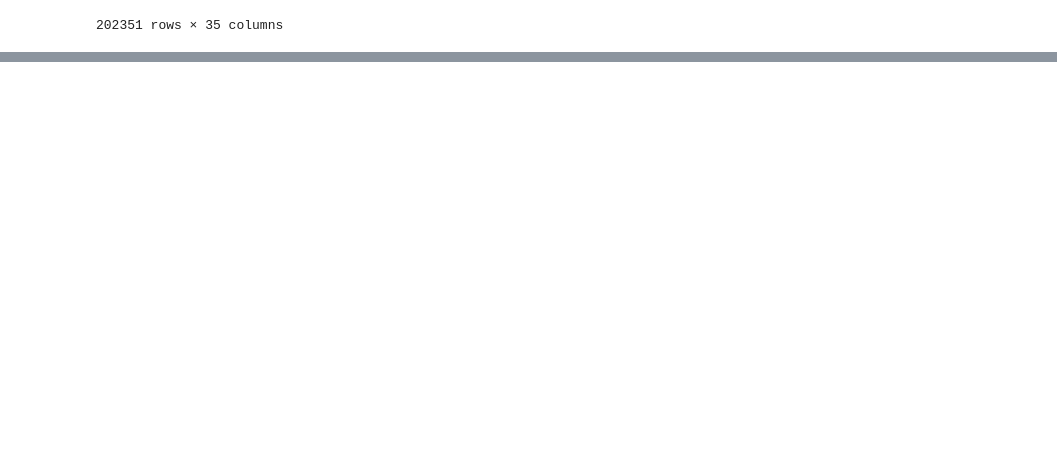
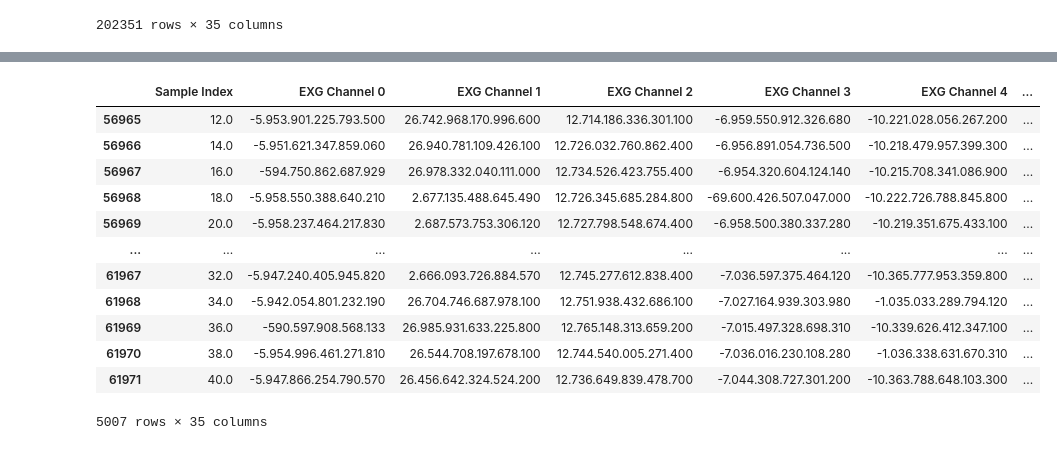
Before and after one commit to davidvblumenthal/nourriture_cEEG, a Jupyter notebook: exploration.ipynb, the cells around one changed output, grey strips where cells are left out. Saved outputs shown, nothing was run; the diff lists cells and outputs as text; code cells hidden in the pictures; blank space fills up the shorter version.

Commit message:
=description added and slice data into duration of routines

```diff
--- a/exploration.ipynb
+++ b/exploration.ipynb
@@ -163,3 +183,12 @@ sensor_data
 | 202923 | 106.0 | -5.152.904.111.493.120 | 7.095.114.242.448.120 | 1.324.390.032.814.740 | -70.647.605.734.778.100 | -11.657.284.099.731.900 | ... |
 | 202924 | 108.0 | -51.549.381.202.385.500 | 7.230.342.296.402.720 | 13.222.800.281.381.600 | -708.487.714.348.759 | -11.712.850.536.447.800 | ... |
 202351 rows × 35 columns
+# %%
+#slice data in routines
+start = datetime.datetime.strptime(soup.TF_TS_Start[0], '%Y-%m-%d %H:%M:%S:%f')
+print(start)
+end = datetime.datetime.strptime(soup.TF_TS_End[0], '%Y-%m-%d %H:%M:%S:%f')
+print(end)
+data_soup = sensor_data[(sensor_data['Timestamp'] > start) & (sensor_data['Timestamp'] <= end)]
+data_soup
+# %% [output]
@@ -165,0 +197,13 @@ sensor_data
+|  | Sample Index | EXG Channel 0 | EXG Channel 1 | EXG Channel 2 | EXG Channel 3 | EXG Channel 4 | ... |
+| 56965 | 12.0 | -5.953.901.225.793.500 | 26.742.968.170.996.600 | 12.714.186.336.301.100 | -6.959.550.912.326.680 | -10.221.028.056.267.200 | ... |
+| 56966 | 14.0 | -5.951.621.347.859.060 | 26.940.781.109.426.100 | 12.726.032.760.862.400 | -6.956.891.054.736.500 | -10.218.479.957.399.300 | ... |
+| 56967 | 16.0 | -594.750.862.687.929 | 26.978.332.040.111.000 | 12.734.526.423.755.400 | -6.954.320.604.124.140 | -10.215.708.341.086.900 | ... |
+| 56968 | 18.0 | -5.958.550.388.640.210 | 2.677.135.488.645.490 | 12.726.345.685.284.800 | -69.600.426.507.047.000 | -10.222.726.788.845.800 | ... |
+| 56969 | 20.0 | -5.958.237.464.217.830 | 2.687.573.753.306.120 | 12.727.798.548.674.400 | -6.958.500.380.337.280 | -10.219.351.675.433.100 | ... |
+| ... | ... | ... | ... | ... | ... | ... | ... |
+| 61967 | 32.0 | -5.947.240.405.945.820 | 2.666.093.726.884.570 | 12.745.277.612.838.400 | -7.036.597.375.464.120 | -10.365.777.953.359.800 | ... |
+| 61968 | 34.0 | -5.942.054.801.232.190 | 26.704.746.687.978.100 | 12.751.938.432.686.100 | -7.027.164.939.303.980 | -1.035.033.289.794.120 | ... |
+| 61969 | 36.0 | -590.597.908.568.133 | 26.985.931.633.225.800 | 12.765.148.313.659.200 | -7.015.497.328.698.310 | -10.339.626.412.347.100 | ... |
+| 61970 | 38.0 | -5.954.996.461.271.810 | 26.544.708.197.678.100 | 12.744.540.005.271.400 | -7.036.016.230.108.280 | -1.036.338.631.670.310 | ... |
+| 61971 | 40.0 | -5.947.866.254.790.570 | 26.456.642.324.524.200 | 12.736.649.839.478.700 | -7.044.308.727.301.200 | -10.363.788.648.103.300 | ... |
+5007 rows × 35 columns
```
Also changed, not shown: parts of 4 cells of this notebook.
